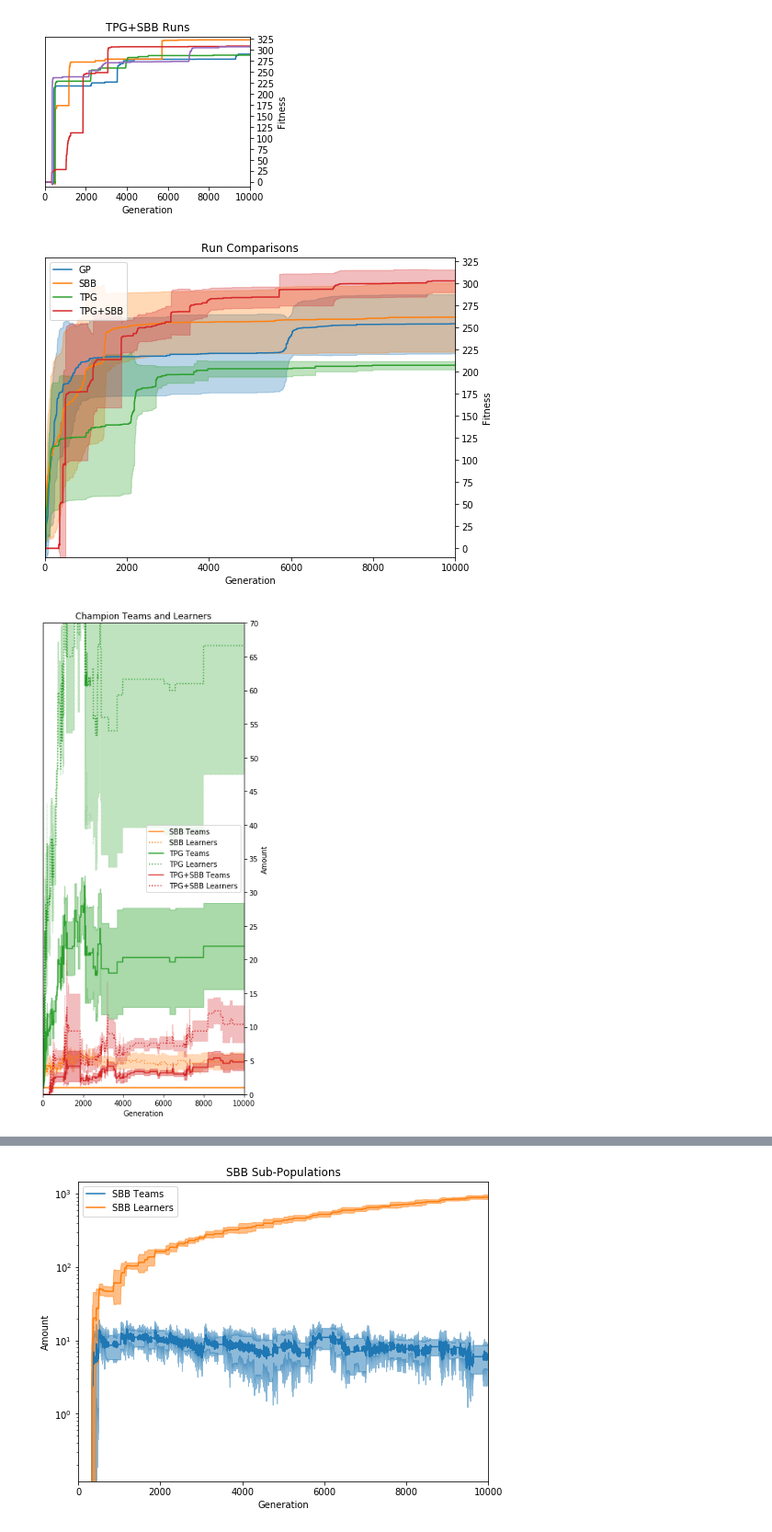
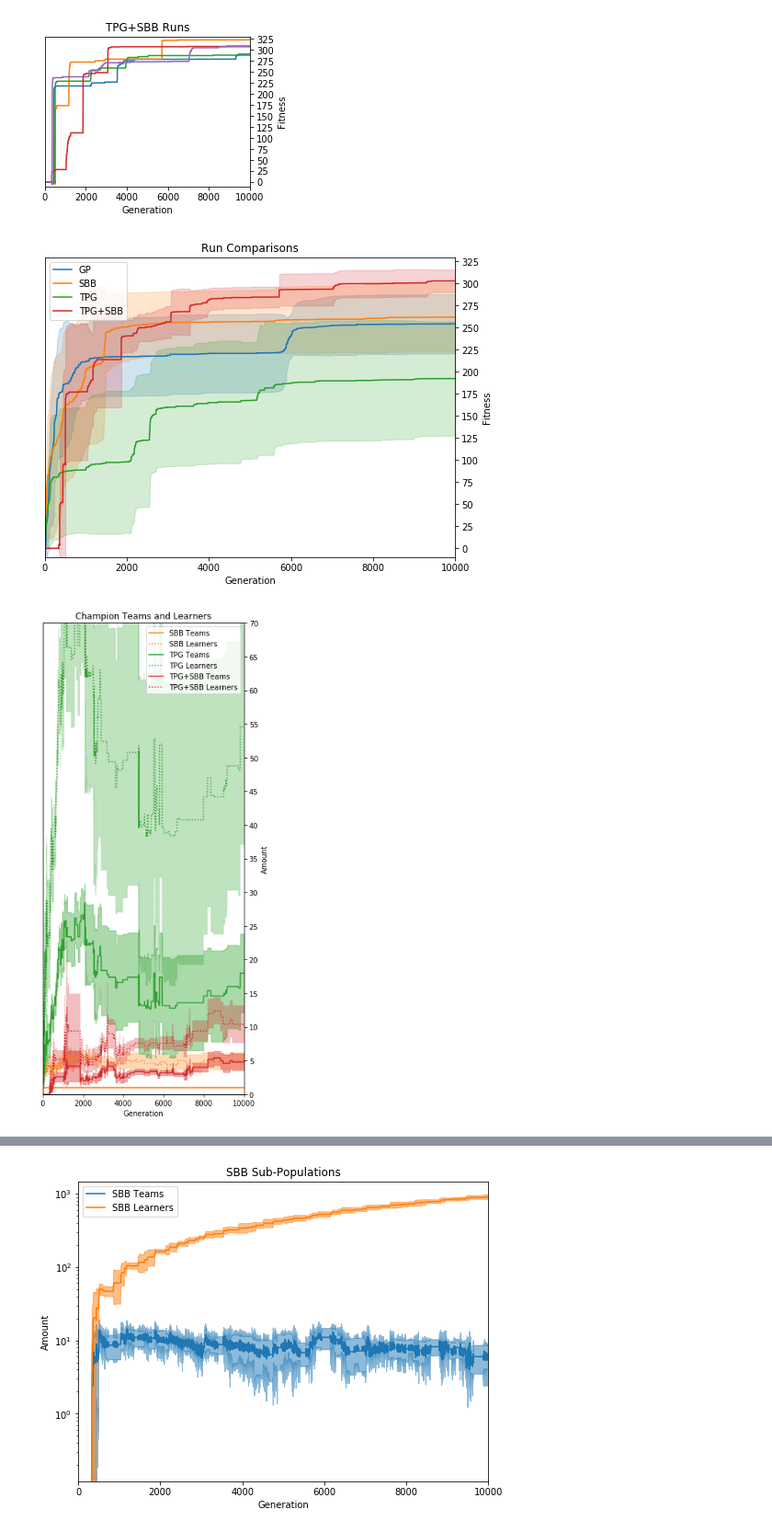
Before and after one commit to Ryan-Amaral/gp-bipedal-walker-analysis, a Jupyter notebook: basic_analysis.ipynb, the cells around one changed output, grey strips where cells are left out. Shown at 92% size. Saved outputs shown, nothing was run; the diff lists cells and outputs as text; code cells hidden in the pictures.

Commit message:
updated plots added tpg

```diff
--- a/basic_analysis.ipynb
+++ b/basic_analysis.ipynb
@@ -33,9 +33,9 @@ dfs_sbb = [df_sbb_1, df_sbb_2, df_sbb_3, df_sbb_4, df_sbb_5]
 df_tpg_1 = pd.read_csv("run-data/tpg/1/log.csv")
 df_tpg_2 = pd.read_csv("run-data/tpg/2/log.csv")
 df_tpg_3 = pd.read_csv("run-data/tpg/3/log.csv")
-#df_tpg_4 = pd.read_csv("run-data/tpg/4/log.csv")
-#df_tpg_5 = pd.read_csv("run-data/tpg/5/log.csv")
-dfs_tpg = [df_tpg_1, df_tpg_2, df_tpg_3]#, df_tpg_4, df_tpg_5]
+df_tpg_4 = pd.read_csv("run-data/tpg/4/log.csv")
+df_tpg_5 = pd.read_csv("run-data/tpg/5/log.csv")
+dfs_tpg = [df_tpg_1, df_tpg_2, df_tpg_3, df_tpg_4, df_tpg_5]
 
 df_tpgsbb_1 = pd.read_csv("run-data/tpgsbb/1/log.csv")
 df_tpgsbb_2 = pd.read_csv("run-data/tpgsbb/2/log.csv")
@@ -147,38 +147,38 @@ ax = f.add_subplot(111)
 ax.yaxis.tick_right()
 ax.yaxis.set_label_position("right")
 
 plt.plot(gp_means, label="GP", color=colors[0])
 plt.fill_between(range(10000),
                  gp_means-gp_stds, gp_means+gp_stds,
-                alpha=0.3, color=colors[0])
+                alpha=0.2, color=colors[0])
 
 plt.plot(sbb_means, label="SBB", color=colors[1])
 plt.fill_between(range(10000),
                  sbb_means-sbb_stds, sbb_means+sbb_stds,
-                alpha=0.3, color=colors[1])
+                alpha=0.2, color=colors[1])
 
 plt.plot(tpg_means, label="TPG", color=colors[2])
 plt.fill_between(range(10000),
                  tpg_means-tpg_stds, tpg_means+tpg_stds,
-                alpha=0.3, color=colors[2])
+                alpha=0.2, color=colors[2])
 
 plt.plot(tpgsbb_means, color=colors[3], label="TPG+SBB")
 plt.fill_between(range(10000),
                  tpgsbb_means-tpgsbb_stds, tpgsbb_means+tpgsbb_stds,
-                alpha=0.3, color=colors[3])
+                alpha=0.2, color=colors[3])
 
 plt.title("Run Comparisons")
 plt.xlabel("Generation")
 plt.xlim(0,10000)
 plt.ylabel("Fitness")
 plt.ylim(-10,330)
 plt.yticks(np.arange(0, 331, 25))
 plt.legend()
 
 plt.savefig("images/evo-runs-compare.pdf", bbox_inches = 'tight')
 plt.show()
 # %% [output]
-[figure, old version]
+[figure, new version]
 # %%
 # comparison of champion team and learner sizes
 
@@ -247,7 +247,7 @@ plt.ylabel("Amount")
 plt.savefig("images/evo-teams-learners.pdf", bbox_inches = 'tight')
 plt.show()
 # %% [output]
-[figure, old version]
+[figure, new version]
 # %%
 # comparison of champion instruction sizes
 
```
Also changed, not shown: parts of 5 cells of this notebook, 24 other files.
